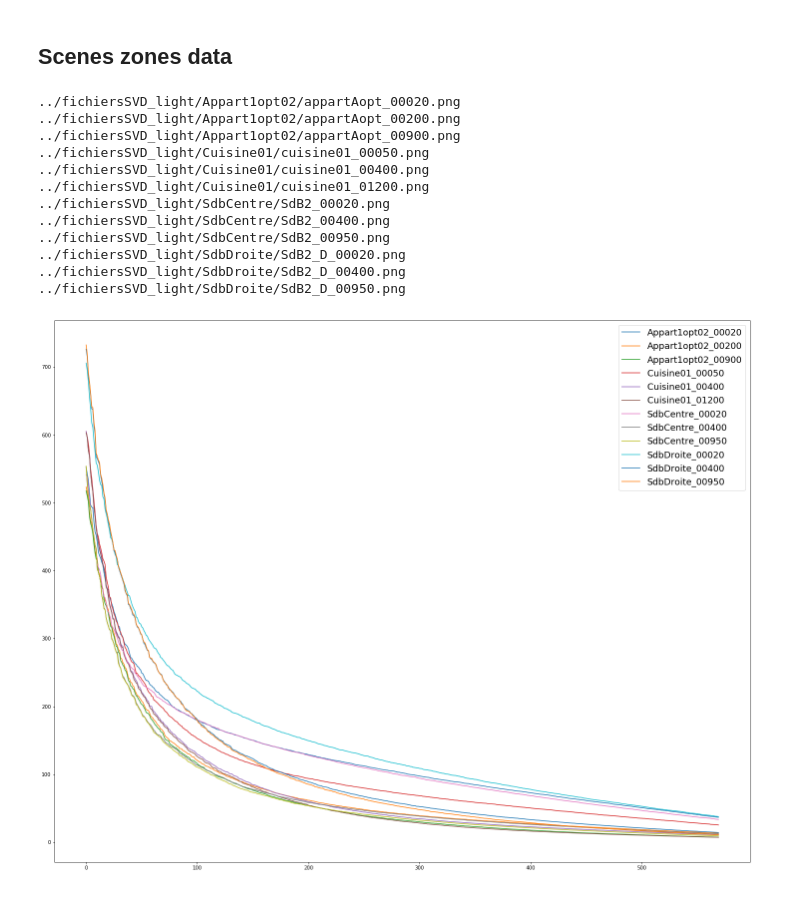
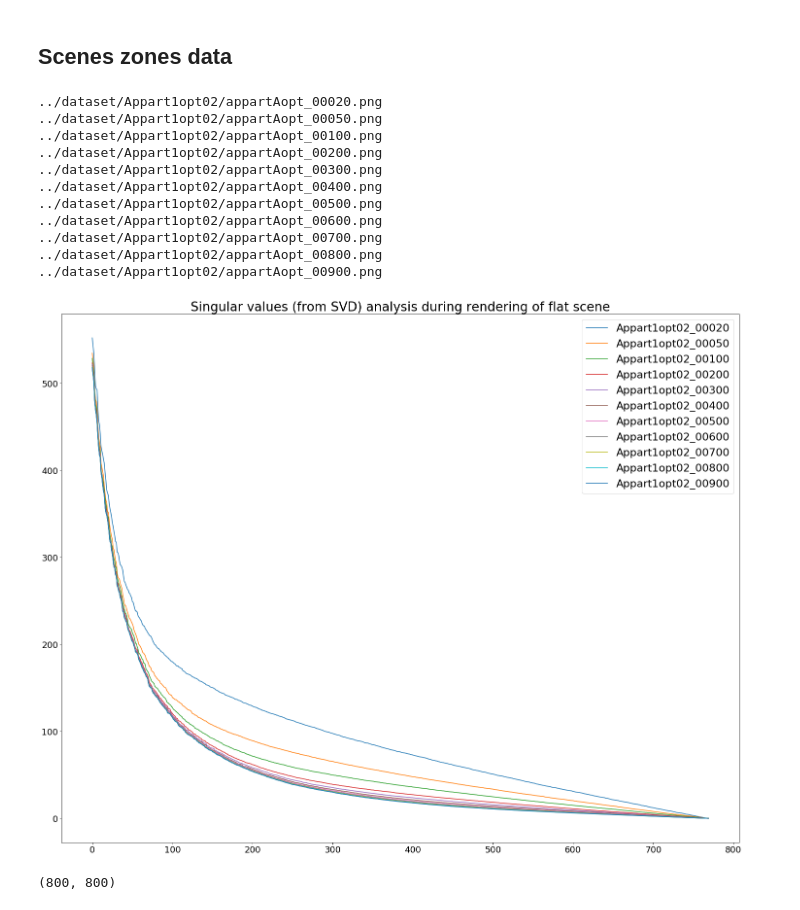
Before and after one commit to prise-3d/Thesis-NoiseDetection-attributes, a Jupyter notebook: analysis/svd_scenes_analysis.ipynb, the cells around one changed output. Cells and saved outputs as stored; diff of their text form; code cells hidden in the pictures.

```diff
--- a/analysis/svd_scenes_analysis.ipynb
+++ b/analysis/svd_scenes_analysis.ipynb
@@ -16,3 +14,6 @@ data_folder = "../fichiersSVD_light"
+# %%
+data_folder = "../dataset"
+images_folder = "tmp_images"
 # %% [markdown]
 # SVD Scene analysis on Synthesis Images
 # %% [markdown]
@@ -37,31 +34,36 @@ def compute_images_path(dict_data):
 # %%
-def display_sv_data(dict_data, interval, all_images_path):
+def display_sv_data_dict(title, cur_data, interval, all_images_path, save=False):
 
-    plt.figure(figsize=(25, 20))
+    fig = plt.figure(figsize=(25, 20))
     begin, end = interval
 
-    for id_dict, cur_dict in enumerate(dict_data):
+    scene_name = cur_dict['name']
+    image_indices = cur_dict['indices']
 
-        scene_name = cur_dict['name']
-        image_indices = cur_dict['indices']
+    for id_img, img_path in enumerate(all_images_path):
+        img = Image.open(img_path)
+        print(img_path)
+        U, s, V = transform.get_LAB_L_SVD(img)
 
-        for id_img, img_path in enumerate(all_images_path[id_dict]):
-            img = Image.open(img_path)
-            print(img_path)
-            U, s, V = processing.get_LAB_L_SVD(img)
+        data = s[begin:end]
+        plt.plot(data, label=scene_name + '_' + str(image_indices[id_img]))
 
-            data = s[begin:end]
-            plt.plot(data, label=scene_name + '_' + str(image_indices[id_img]))
+    plt.title(title, fontsize=26)
+    plt.legend(fontsize=22)
+    plt.xticks(fontsize=18)
+    plt.yticks(fontsize=18)
 
-    plt.legend(fontsize=18)
-    plt.show()
+    if save:
+        fig.savefig(os.path.join(images_folder,'temp.png'), dpi=fig.dpi, transparent=True)
+    else:
+        plt.show()
 # %% [markdown]
 ## Scenes zones data
 # %%
 # start 00020 - ref 00900 - step 10
 dict_appart = {'name': 'Appart1opt02',
                'prefix': 'appartAopt_',
-               'indices': ["00020", "00200", "00900"]}
+               'indices': ["00020", "00050", "00100", "00200", "00300", "00400", "00500", "00600", "00700", "00800", "00900"]}
 
 # start 00050 - ref 01200 - step 10
 dict_cuisine = {'name': 'Cuisine01',
@@ -78,22 +80,21 @@ dict_sdb_d = {'name': 'SdbDroite',
                'prefix': 'SdB2_D_',
                'indices': ["00020", "00400", "00950"]}
 # %%
-all_dicts = [dict_appart, dict_cuisine, dict_sdb_c, dict_sdb_d]
-interval = (30, 600)
+cur_dict = dict_appart
+interval = (30, 800)
-# %%
-all_images_path = compute_images_path(all_dicts)
-display_sv_data(all_dicts, interval, all_images_path)
-# %% [output]
-../fichiersSVD_light/Appart1opt02/appartAopt_00020.png
-../fichiersSVD_light/Appart1opt02/appartAopt_00200.png
-../fichiersSVD_light/Appart1opt02/appartAopt_00900.png
-../fichiersSVD_light/Cuisine01/cuisine01_00050.png
-../fichiersSVD_light/Cuisine01/cuisine01_00400.png
-../fichiersSVD_light/Cuisine01/cuisine01_01200.png
-../fichiersSVD_light/SdbCentre/SdB2_00020.png
-../fichiersSVD_light/SdbCentre/SdB2_00400.png
-../fichiersSVD_light/SdbCentre/SdB2_00950.png
-../fichiersSVD_light/SdbDroite/SdB2_D_00020.png
-../fichiersSVD_light/SdbDroite/SdB2_D_00400.png
-../fichiersSVD_light/SdbDroite/SdB2_D_00950.png
-[figure, removed]
+# %%
+all_images_path = compute_images_path_dict(cur_dict)
+display_sv_data_dict("Singular values (from SVD) analysis during rendering of flat scene", cur_dict, interval, all_images_path, True)
+# %% [output]
+../dataset/Appart1opt02/appartAopt_00020.png
+../dataset/Appart1opt02/appartAopt_00050.png
+../dataset/Appart1opt02/appartAopt_00100.png
+../dataset/Appart1opt02/appartAopt_00200.png
+../dataset/Appart1opt02/appartAopt_00300.png
+../dataset/Appart1opt02/appartAopt_00400.png
+../dataset/Appart1opt02/appartAopt_00500.png
+../dataset/Appart1opt02/appartAopt_00600.png
+../dataset/Appart1opt02/appartAopt_00700.png
+../dataset/Appart1opt02/appartAopt_00800.png
+../dataset/Appart1opt02/appartAopt_00900.png
+[figure, added]
@@ -99,0 +103,6 @@ display_sv_data(all_dicts, interval, all_images_path)
+# %%
+ref_img = Image.open(ref_image)
+ref_img_L = transform.get_LAB_L(ref_img)
+ref_img_L.shape
+# %% [output]
+(800, 800)
```
Also changed, not shown: parts of 5 cells of this notebook, 10 other files.
